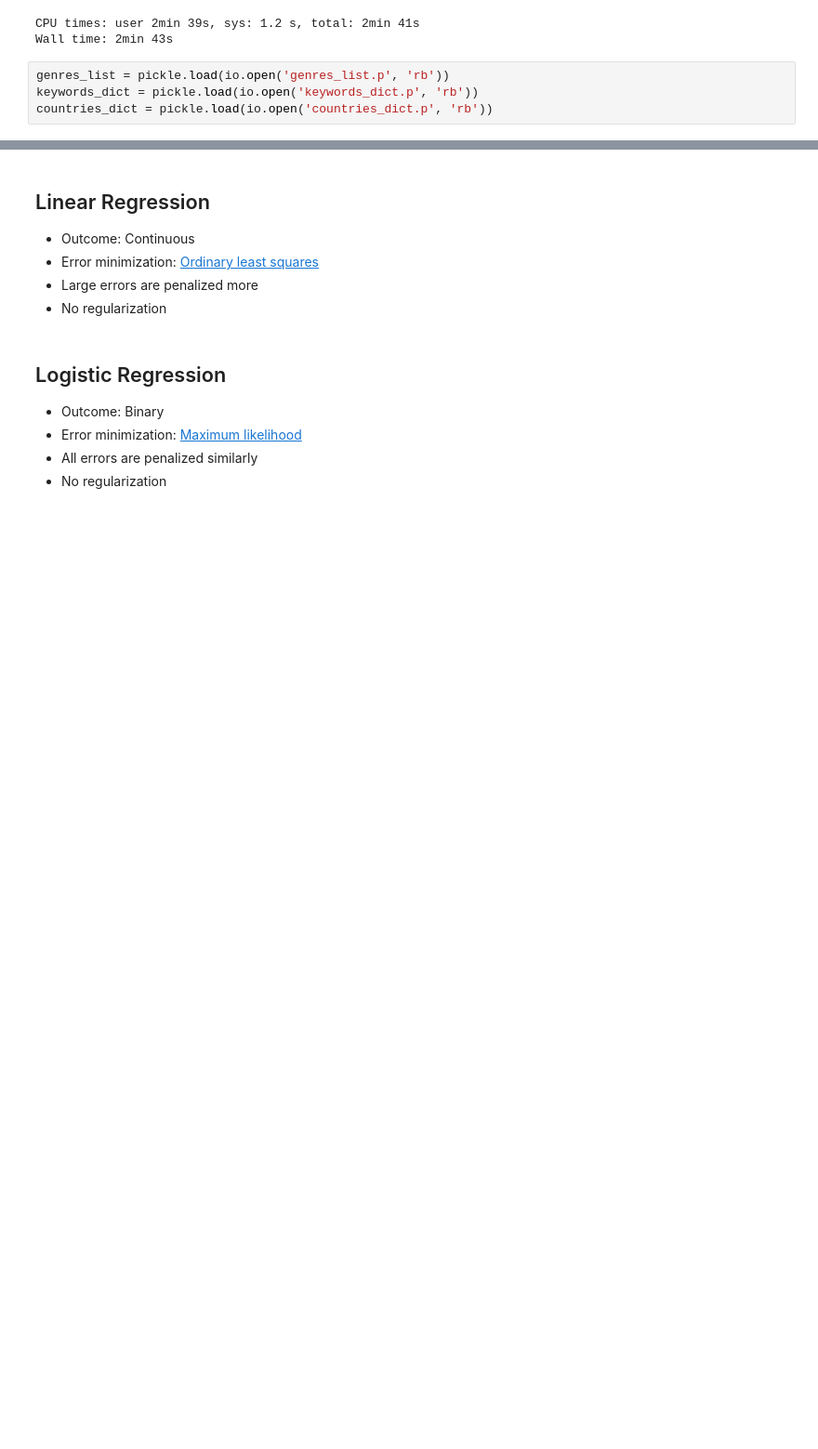
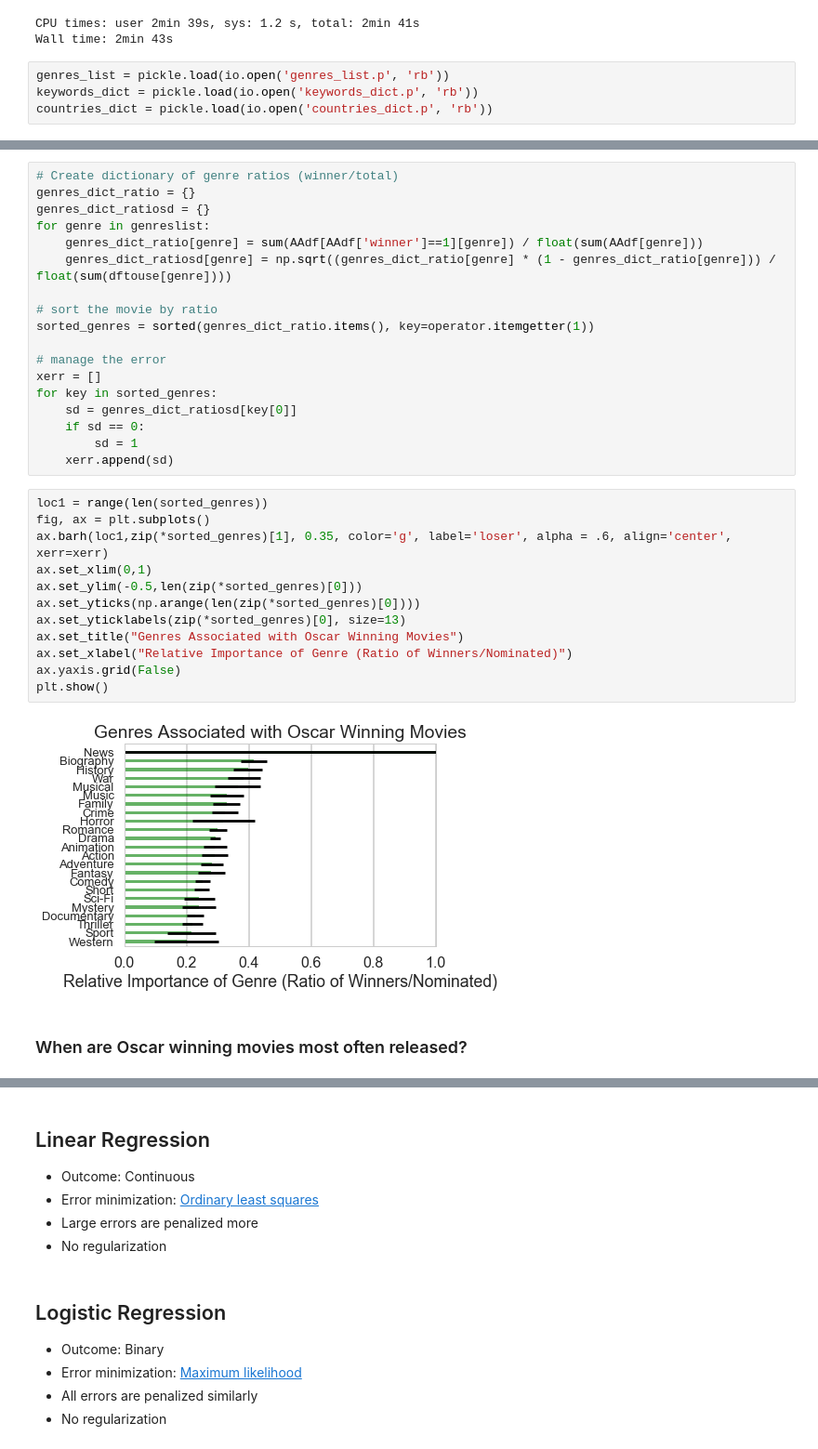
Before and after one commit to dhanus/oscars-tutorial, a Jupyter notebook: Part2-Exploring-Oscars.ipynb, the cells around one changed output, grey strips where cells are left out. Shown: that part at 93% size. Drawn from its saved outputs; the diff is of its cells as text; blank space fills up the shorter version.

```diff
--- a/Part2-Exploring-Oscars.ipynb
+++ b/Part2-Exploring-Oscars.ipynb
@@ -220,0 +240,34 @@ countries_dict = pickle.load(io.open('countries_dict.p', 'rb'))
+# %%
+# Create dictionary of genre ratios (winner/total)
+genres_dict_ratio = {}
+genres_dict_ratiosd = {}
+for genre in genreslist:
+    genres_dict_ratio[genre] = sum(AAdf[AAdf['winner']==1][genre]) / float(sum(AAdf[genre]))
+    genres_dict_ratiosd[genre] = np.sqrt((genres_dict_ratio[genre] * (1 - genres_dict_ratio[genre])) / float(sum(dftouse[genre])))
+
+# sort the movie by ratio
+sorted_genres = sorted(genres_dict_ratio.items(), key=operator.itemgetter(1))
+
+# manage the error
+xerr = []
+for key in sorted_genres:
+    sd = genres_dict_ratiosd[key[0]]
+    if sd == 0:
+        sd = 1
+    xerr.append(sd)
+# %%
+loc1 = range(len(sorted_genres))
+fig, ax = plt.subplots()
+ax.barh(loc1,zip(*sorted_genres)[1], 0.35, color='g', label='loser', alpha = .6, align='center', xerr=xerr)
+ax.set_xlim(0,1)
+ax.set_ylim(-0.5,len(zip(*sorted_genres)[0]))
+ax.set_yticks(np.arange(len(zip(*sorted_genres)[0])))
+ax.set_yticklabels(zip(*sorted_genres)[0], size=13)
+ax.set_title("Genres Associated with Oscar Winning Movies")
+ax.set_xlabel("Relative Importance of Genre (Ratio of Winners/Nominated)")
+ax.yaxis.grid(False)
+plt.show()
+# %% [output]
+[figure, added]
+# %% [markdown]
+### When are Oscar winning movies most often released?
```
Also changed, not shown: parts of 19 cells of this notebook, 1 other file.
